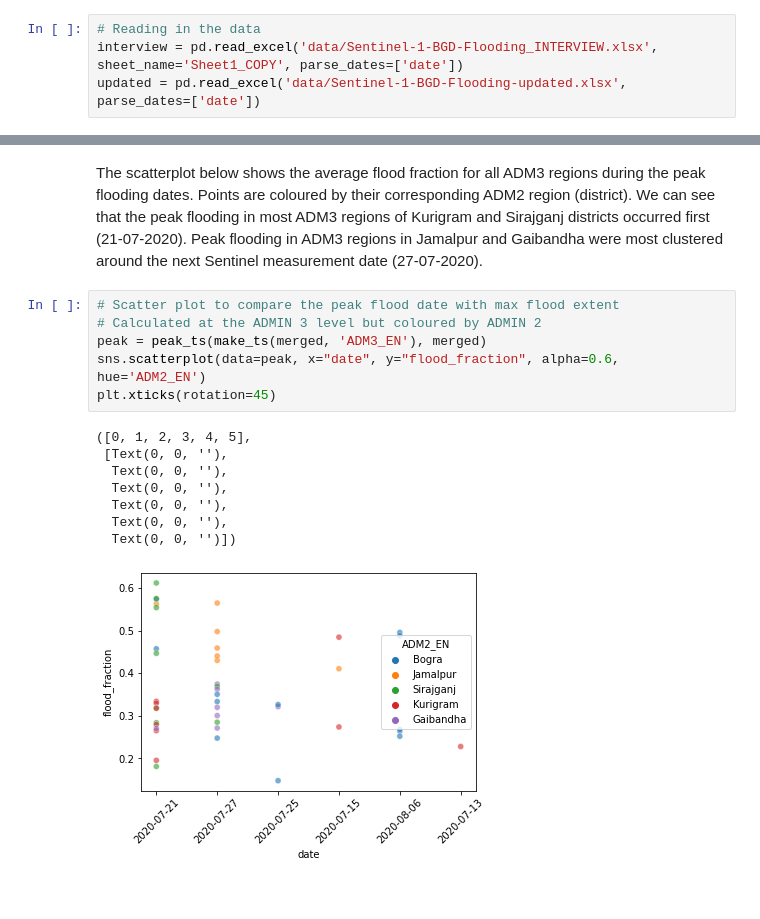
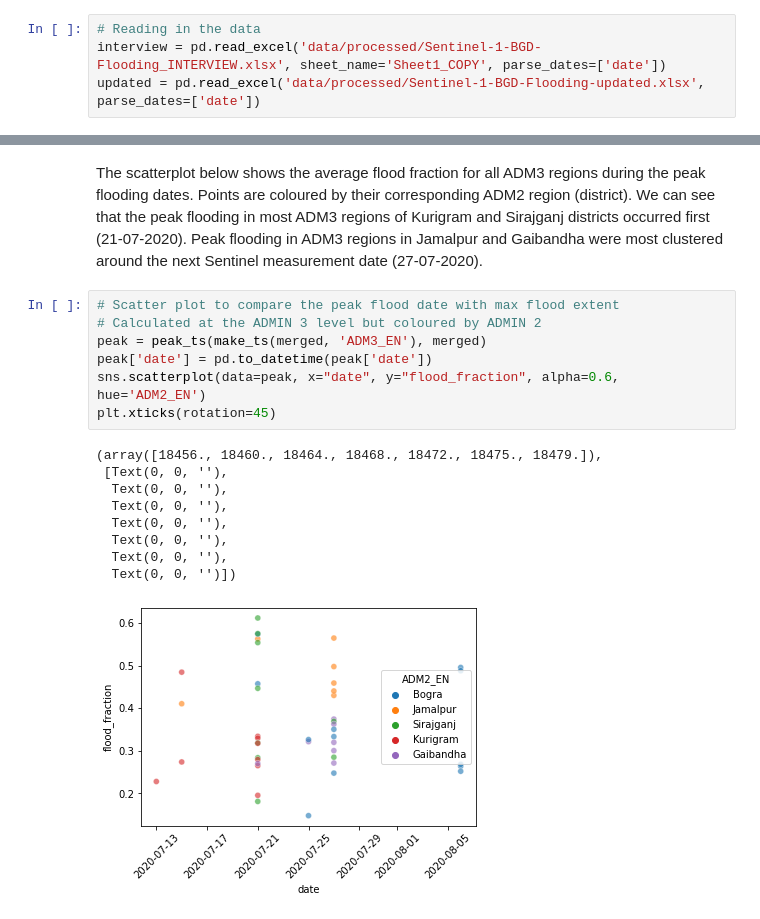
Before and after one commit to OCHA-DAP/pa-bangladesh-aa, a Jupyter notebook: notebooks/20201023_Funcfit.ipynb, the cells around one changed output, grey strips where cells are left out. Cells and saved outputs as stored; diff of their text form.

```diff
--- a/notebooks/20201023_Funcfit.ipynb
+++ b/notebooks/20201023_Funcfit.ipynb
@@ -17,8 +22,8 @@ import time
 pd.options.mode.chained_assignment = None
 # %%
 # Reading in the data
-interview = pd.read_excel('data/Sentinel-1-BGD-Flooding_INTERVIEW.xlsx', sheet_name='Sheet1_COPY', parse_dates=['date'])
-updated = pd.read_excel('data/Sentinel-1-BGD-Flooding-updated.xlsx', parse_dates=['date'])
+interview = pd.read_excel('data/processed/Sentinel-1-BGD-Flooding_INTERVIEW.xlsx', sheet_name='Sheet1_COPY', parse_dates=['date'])
+updated = pd.read_excel('data/processed/Sentinel-1-BGD-Flooding-updated.xlsx', parse_dates=['date'])
 # %%
 # Drop unnecessary columns
 dropped = updated.drop(updated.columns[[0,1,2,19]], axis=1)
@@ -131,15 +169,17 @@ The scatterplot below shows the average flood fraction for all ADM3 regions duri
 # %%
 # Scatter plot to compare the peak flood date with max flood extent
 # Calculated at the ADMIN 3 level but coloured by ADMIN 2
 peak = peak_ts(make_ts(merged, 'ADM3_EN'), merged)
+peak['date'] = pd.to_datetime(peak['date'])
 sns.scatterplot(data=peak, x="date", y="flood_fraction", alpha=0.6, hue='ADM2_EN')
 plt.xticks(rotation=45)
 # %% [output]
-([0, 1, 2, 3, 4, 5],
+(array([18456., 18460., 18464., 18468., 18472., 18475., 18479.]),
  [Text(0, 0, ''),
   Text(0, 0, ''),
   Text(0, 0, ''),
   Text(0, 0, ''),
   Text(0, 0, ''),
+  Text(0, 0, ''),
   Text(0, 0, '')])
-[figure, old version]
+[figure, new version]
```
Also changed, not shown: parts of 10 cells of this notebook, 1 other file.
